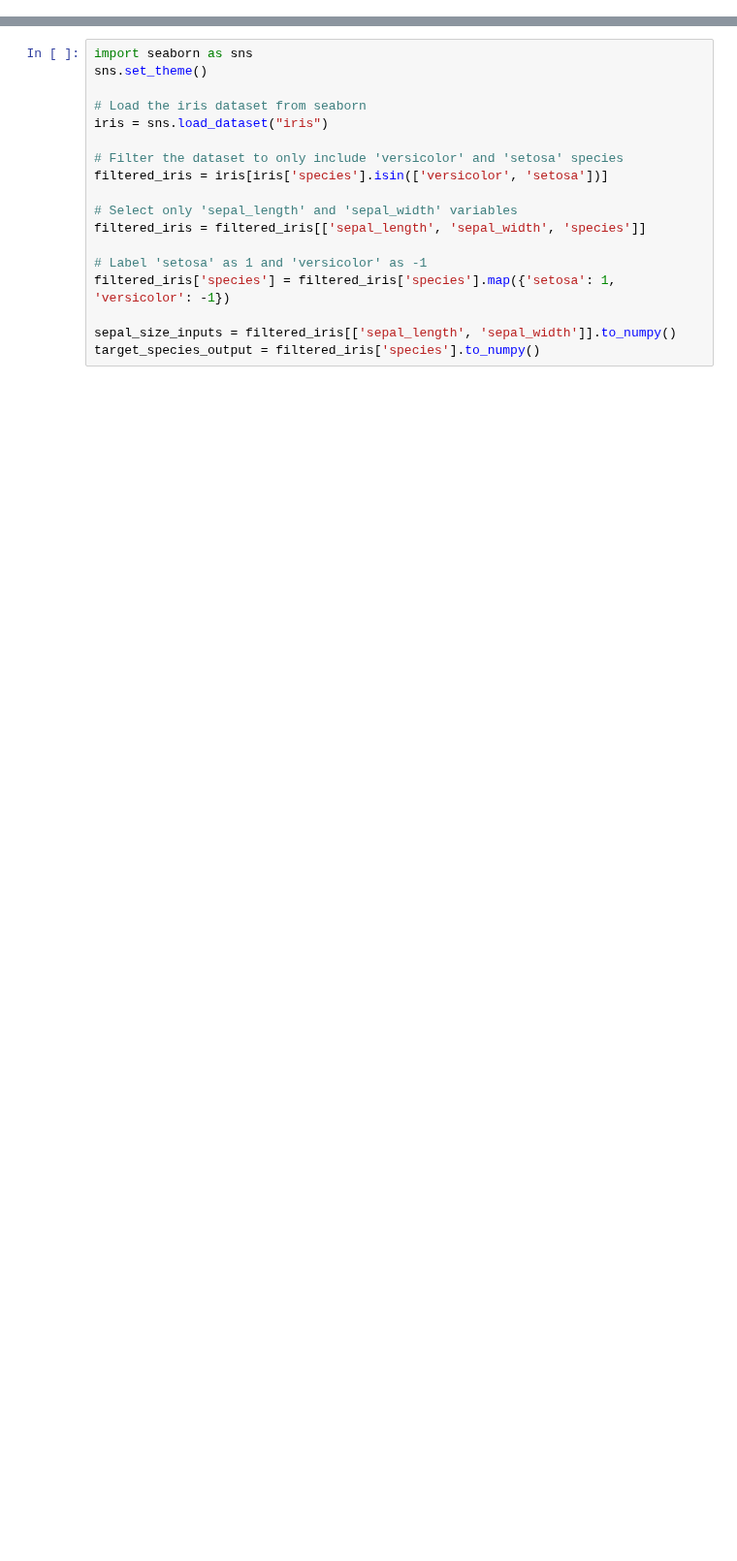
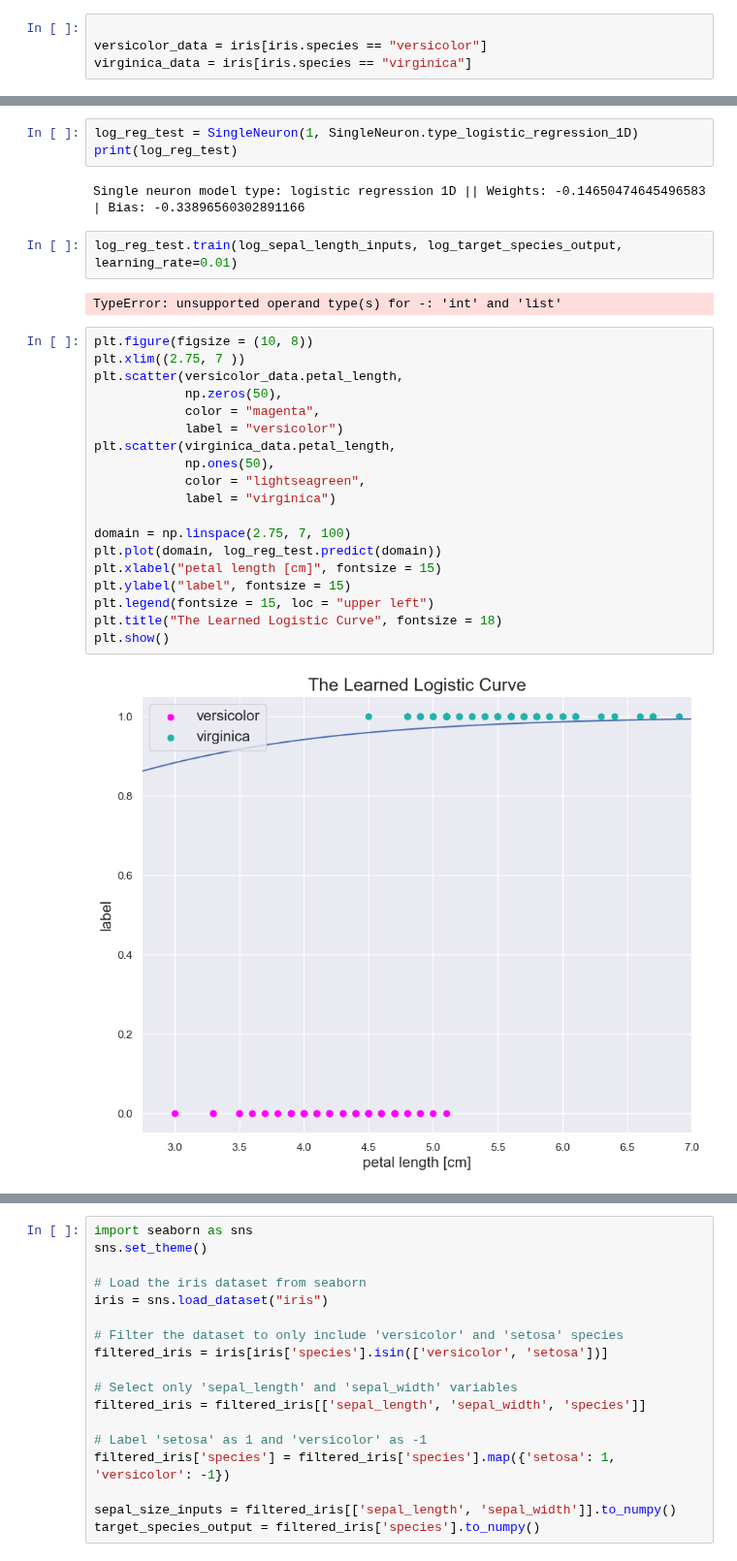
Before and after one commit to gml7/Lundquist-CMOR438-Spring2025, a Jupyter notebook: Single Neuron (draft)/SingleNeuronClassTesting.ipynb, the cells around one changed output, grey strips where cells are left out. Shown at 97% size. Cells and saved outputs as stored; diff of their text form; blank space fills up the shorter version.

Commit message:
Worked on logistic regression testing

```diff
--- a/Single Neuron (draft)/SingleNeuronClassTesting.ipynb
+++ b/Single Neuron (draft)/SingleNeuronClassTesting.ipynb
@@ -0,0 +23,4 @@
+# %%
+
+versicolor_data = iris[iris.species == "versicolor"]
+virginica_data = iris[iris.species == "virginica"]
@@ -0,0 +29,30 @@
+# %%
+log_reg_test = SingleNeuron(1, SingleNeuron.type_logistic_regression_1D)
+print(log_reg_test)
+# %% [output]
+Single neuron model type: logistic regression 1D || Weights: -0.14650474645496583 | Bias: -0.33896560302891166
+# %%
+log_reg_test.train(log_sepal_length_inputs, log_target_species_output, learning_rate=0.01)
+# %% [output]
+TypeError: unsupported operand type(s) for -: 'int' and 'list'
+# %%
+plt.figure(figsize = (10, 8))
+plt.xlim((2.75, 7 ))
+plt.scatter(versicolor_data.petal_length,
+            np.zeros(50),
+            color = "magenta",
+            label = "versicolor")
+plt.scatter(virginica_data.petal_length,
+            np.ones(50),
+            color = "lightseagreen",
+            label = "virginica")
+
+domain = np.linspace(2.75, 7, 100)
+plt.plot(domain, log_reg_test.predict(domain))
+plt.xlabel("petal length [cm]", fontsize = 15)
+plt.ylabel("label", fontsize = 15)
+plt.legend(fontsize = 15, loc = "upper left")
+plt.title("The Learned Logistic Curve", fontsize = 18)
+plt.show()
+# %% [output]
+[figure, added]
```
Also changed, not shown: parts of 11 cells of this notebook, 1 other file.
